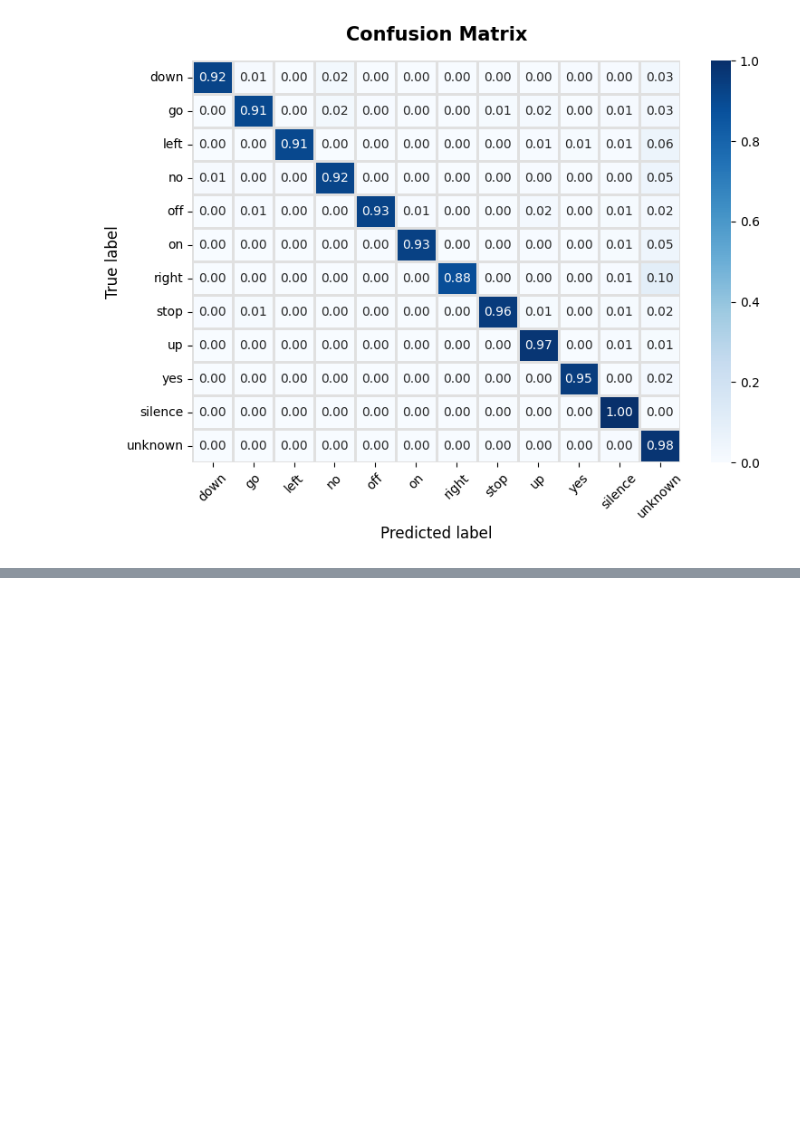
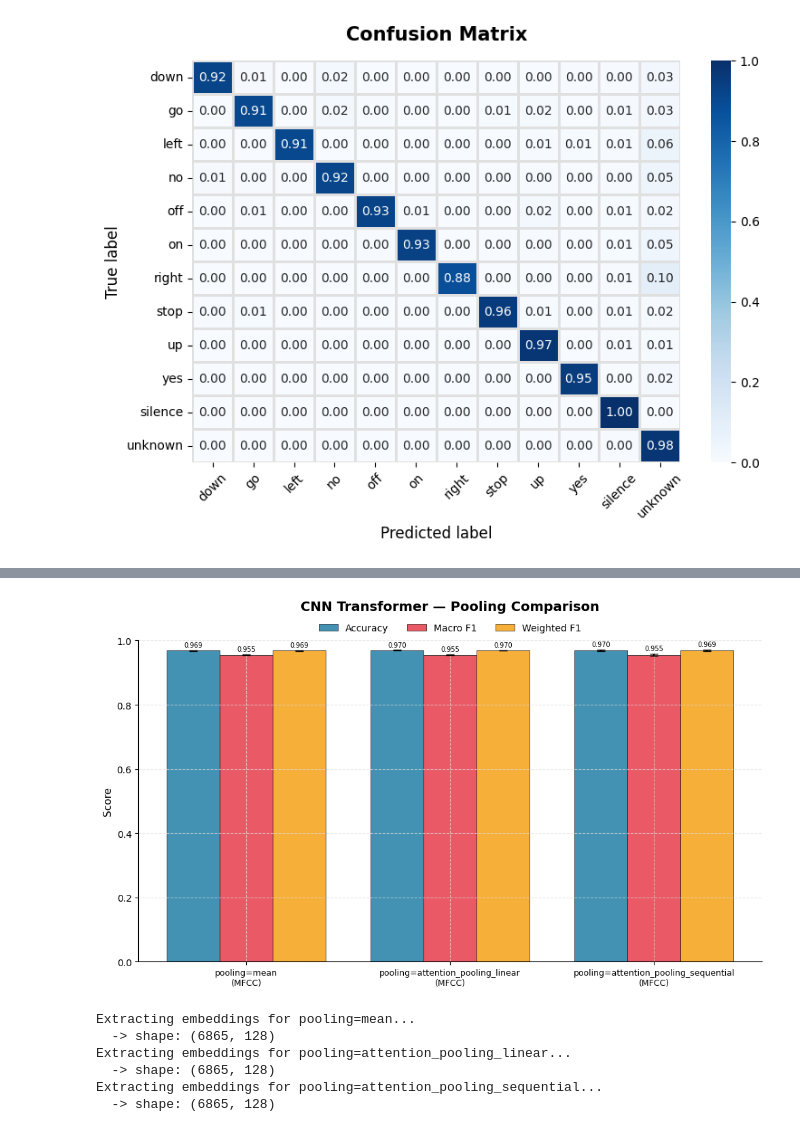
Before and after one commit to sienkozuzanna/transformers-speech-recognition, a Jupyter notebook: experiments/transformer_architecture/pooling.ipynb, the cells around one changed output, grey strips where cells are left out. Cells and saved outputs as stored; diff of their text form; code cells hidden in the pictures; blank space fills up the shorter version.

```diff
--- a/experiments/transformer_architecture/pooling.ipynb
+++ b/experiments/transformer_architecture/pooling.ipynb
@@ -136,7 +172,7 @@ plot_loss_and_f1_curves(pooling_results, group_name='')
 # %%
 summary_df = build_summary_df({
     f'pooling={p}': {'mfcc': v}
-    for p, v in pooling_results.items()
+    for p, v in transformer_pooling_results.items()
 })
 plot_summary_table(summary_df)
 # %% [output]
@@ -211,0 +254,6 @@ pooling=attn_sequential, seed=1, F1=0.9149
+# %%
+summary_df = build_summary_df({
+    f'pooling={p}': {'mfcc': v}
+    for p, v in cnn_transformer_pooling_results.items()
+})
+plot_summary_table(summary_df)
@@ -211,0 +270,19 @@ pooling=attn_sequential, seed=1, F1=0.9149
+# %%
+plot_metrics_comparison(summary_df, title='CNN Transformer — Pooling Comparison')
+# %% [output]
+[figure, added]
+# %%
+embeddings_per_pooling = {}
+for pooling in POOLING_OPTIONS:
+    print(f'Extracting embeddings for pooling={pooling}...')
+    model = get_best_model(cnn_transformer_pooling_results, pooling)
+    embeddings, labels = extract_embeddings_cnn_transformer(model, test_cached, device)
+    embeddings_per_pooling[pooling] = {'embs': embeddings, 'labels': labels}
+    print(f'  -> shape: {embeddings.shape}')
+# %% [output]
+Extracting embeddings for pooling=mean...
+  -> shape: (6865, 128)
+Extracting embeddings for pooling=attention_pooling_linear...
+  -> shape: (6865, 128)
+Extracting embeddings for pooling=attention_pooling_sequential...
+  -> shape: (6865, 128)
```
Also changed, not shown: parts of 21 cells of this notebook.
